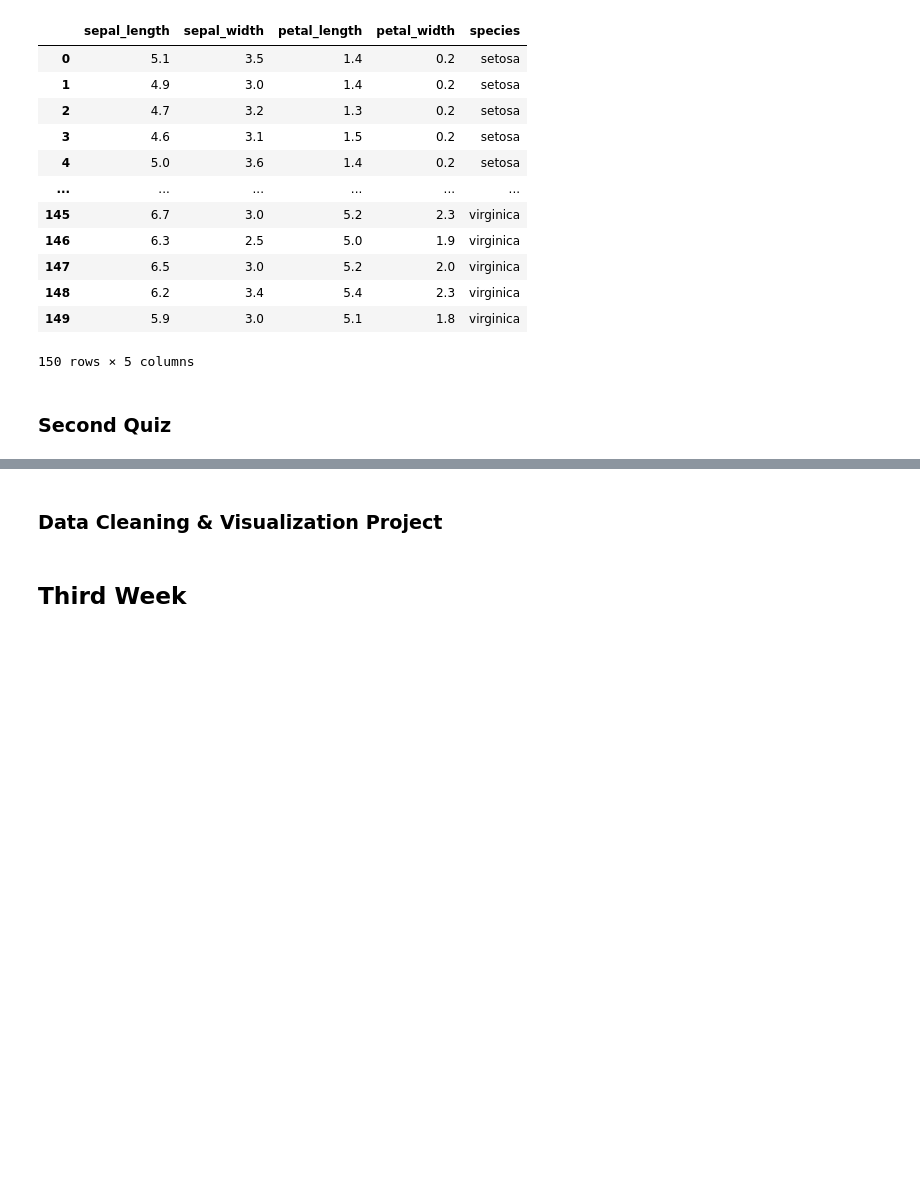
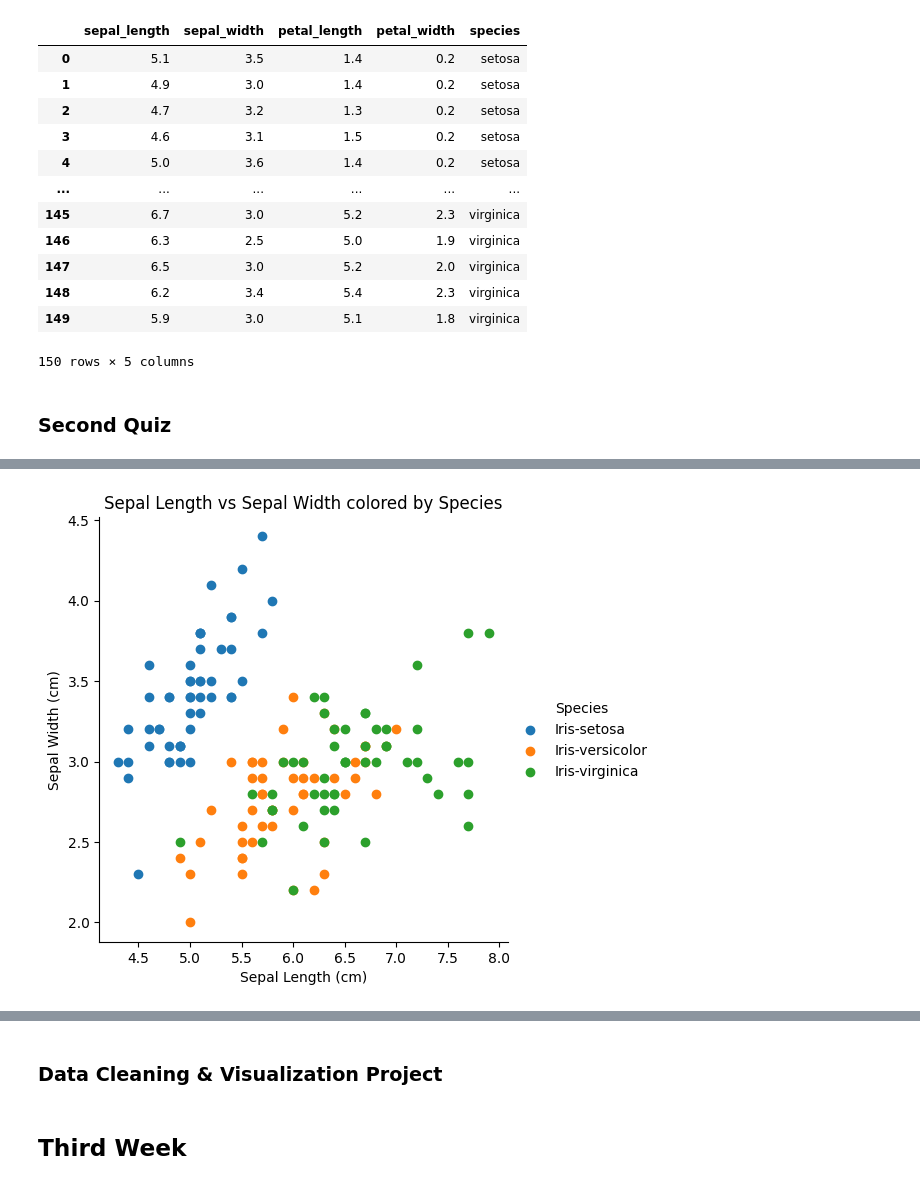
Before and after one commit to Monta243/Python1, a Jupyter notebook: Masar_Camp.ipynb, the cells around one changed output, grey strips where cells are left out. Saved outputs shown, nothing was run; the diff lists cells and outputs as text; code cells hidden in the pictures; blank space fills up the shorter version.

```diff
--- a/Masar_Camp.ipynb
+++ b/Masar_Camp.ipynb
@@ -1661,0 +1731,30 @@ iris
+# %%
+import pandas as pd
+import requests
+import matplotlib.pyplot as plt
+import seaborn as sns
+
+# URL to the Iris dataset
+url = "https://filebin.net/kr8coz9arczg9zw1/Iris.csv"
+
+# Fetching the data from the URL
+response = requests.get(url)
+
+# Checking if the request was successful (status code 200)
+if response.status_code == 200:
+    # Reading the content of the response into a Pandas DataFrame
+    iris_data = pd.read_csv("https://filebin.net/kr8coz9arczg9zw1/Iris.csv")
+
+    # Creating a FacetGrid scatter plot colored by species
+    sns.FacetGrid(iris_data, hue="Species", height=5) \
+        .map(plt.scatter, "SepalLengthCm", "SepalWidthCm") \
+        .add_legend()
+
+    plt.title('Sepal Length vs Sepal Width colored by Species')
+    plt.xlabel('Sepal Length (cm)')
+    plt.ylabel('Sepal Width (cm)')
+    plt.show()
+else:
+    print("Failed to retrieve data")
+# %% [output]
+[figure, added]
```
Also changed, not shown: parts of 12 cells of this notebook.
